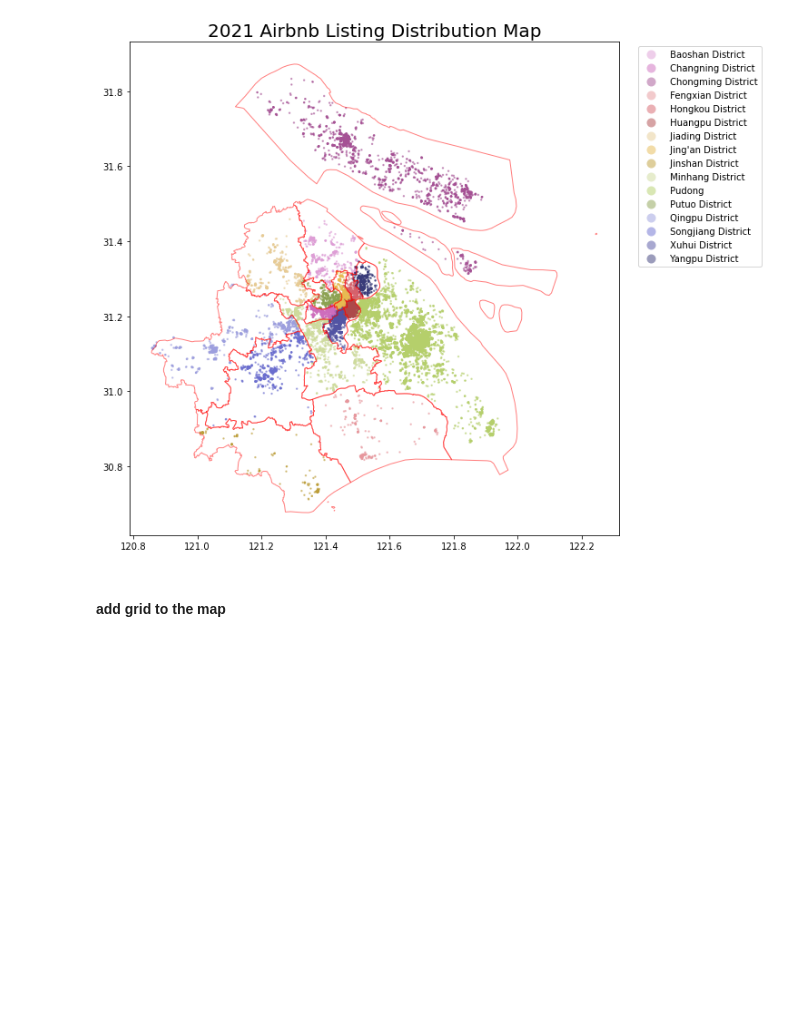
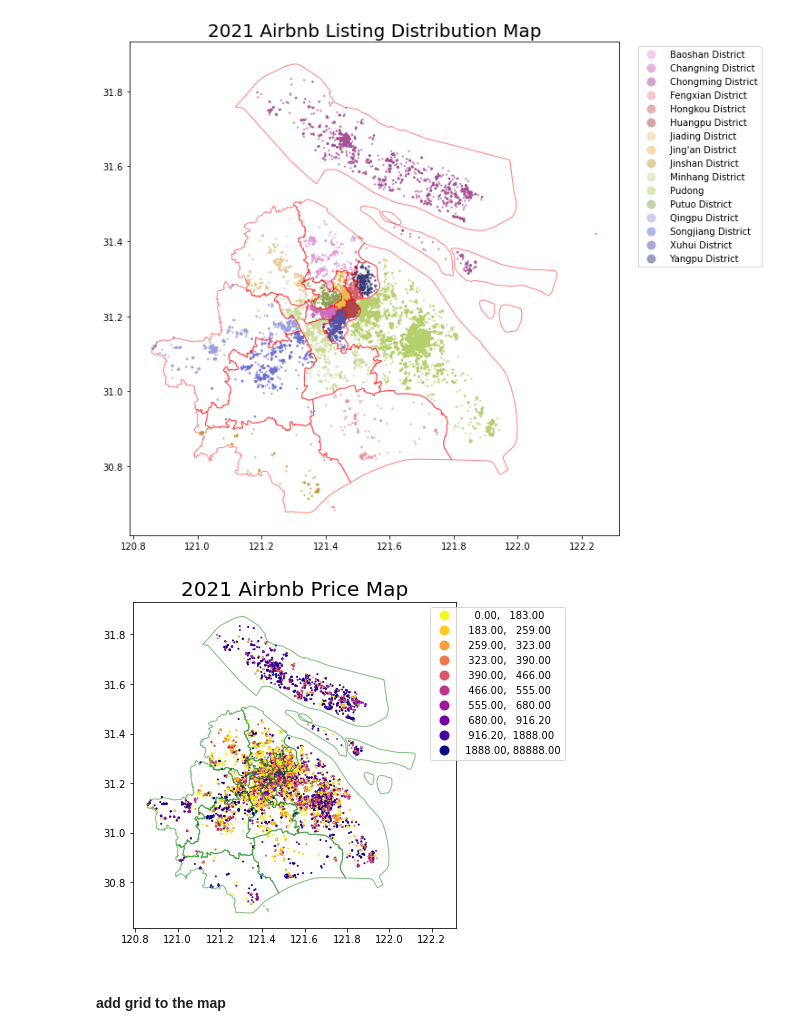
Before and after one commit to hyjucl/disser, a Jupyter notebook: clean_airbnb.ipynb, the cells around one changed output. Saved outputs shown, nothing was run; the diff lists cells and outputs as text; code cells hidden in the pictures; blank space fills up the shorter version.

```diff
--- a/clean_airbnb.ipynb
+++ b/clean_airbnb.ipynb
@@ -444,6 +444,23 @@ leg = ax.get_legend()
 leg.set_bbox_to_anchor((0., 0., 1.3, 1))
 # %% [output]
 [figure]
+# %%
+#price plot
+ax1 = ga21.plot(column='price',
+             cmap='plasma_r',
+             scheme='quantiles',
+             k=10,
+             markersize=1,
+             figsize=(8,6),
+             legend = True);
+
+sssh.plot(ax=ax1, edgecolor='g', facecolor='None', alpha=0.5, legend = True);
+ax1.set_title('2021 Airbnb Price Map', fontsize=20)
+
+lege = ax1.get_legend()
+lege.set_bbox_to_anchor((0., 0., 1.35, 1))
+# %% [output]
+[figure, added]
 # %% [markdown]
 #### add grid to the map
 # %%
```
Also changed, not shown: parts of 3 cells of this notebook.
